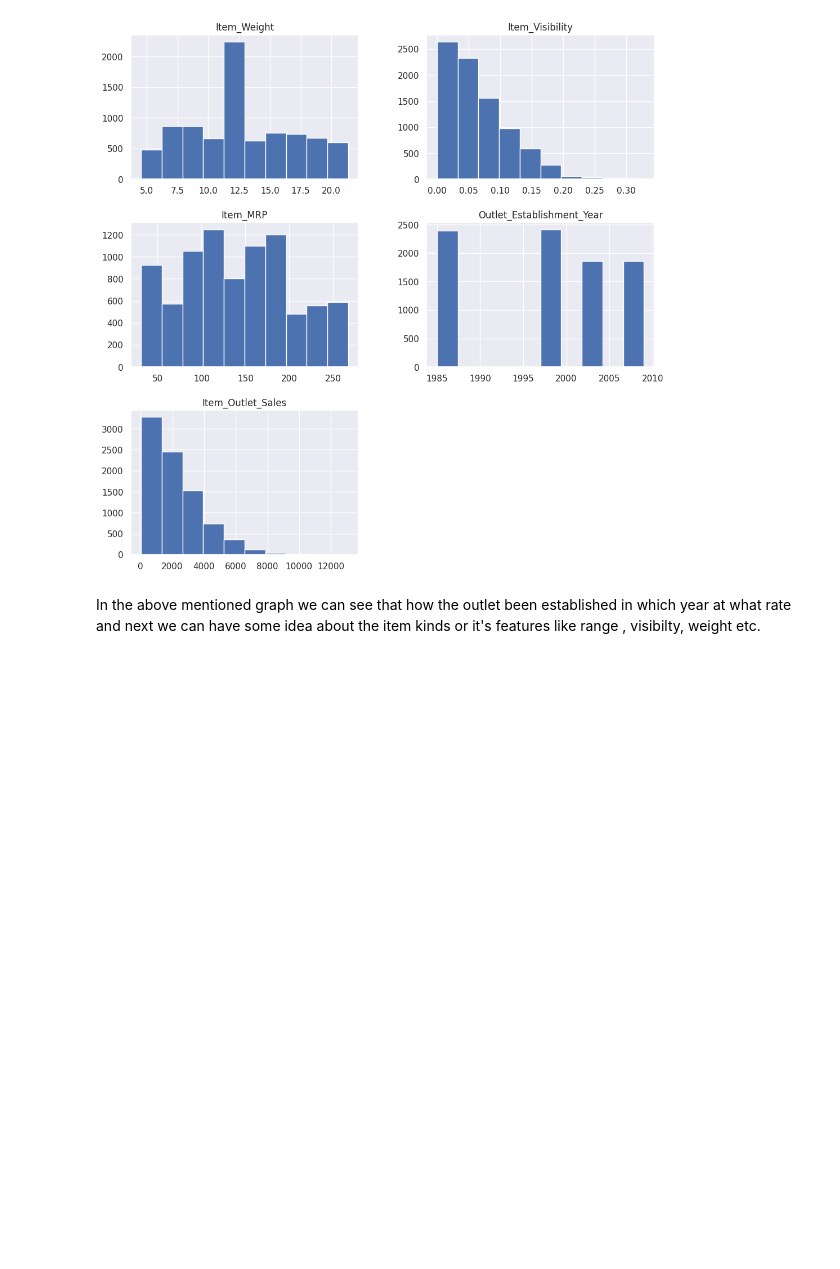
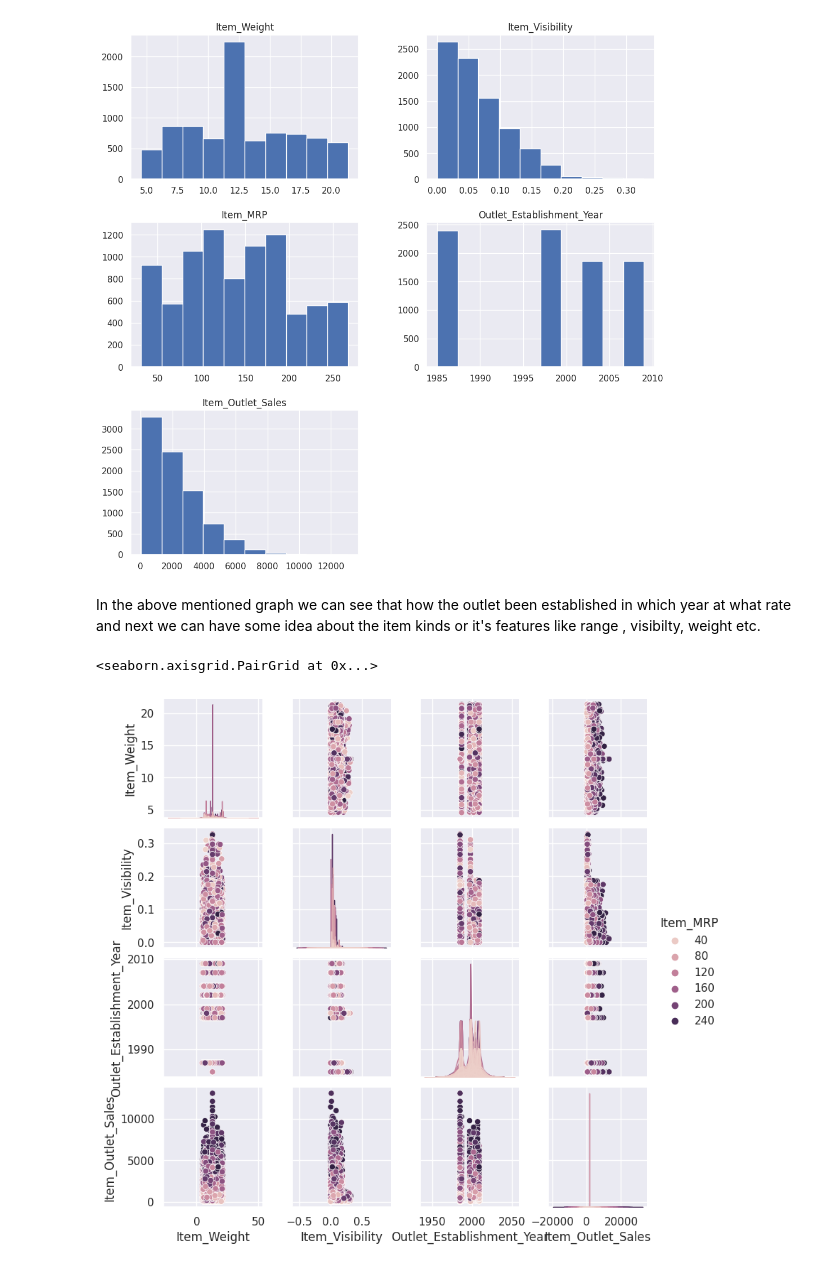
Before and after one commit to Riti70912/Bigmartsales, a Jupyter notebook: BigMart.ipynb, the cells around one changed output. Cells and saved outputs as stored; diff of their text form; code cells hidden in the pictures; blank space fills up the shorter version.

```diff
--- a/BigMart.ipynb
+++ b/BigMart.ipynb
@@ -210,3 +194,8 @@ array([[<Axes: title={'center': 'Item_Weight'}>,
 [figure]
 # %% [markdown]
 In the above mentioned graph we can see that how the outlet been established in which year at what rate and next we can have some idea about the item kinds or it's features like range , visibilty, weight etc.
+# %%
+sns.pairplot(big_mart_data , hue='Item_MRP',height=2)
+# %% [output]
+<seaborn.axisgrid.PairGrid at 0x...>
+[figure, added]
```
Also changed, not shown: parts of 46 cells of this notebook.
